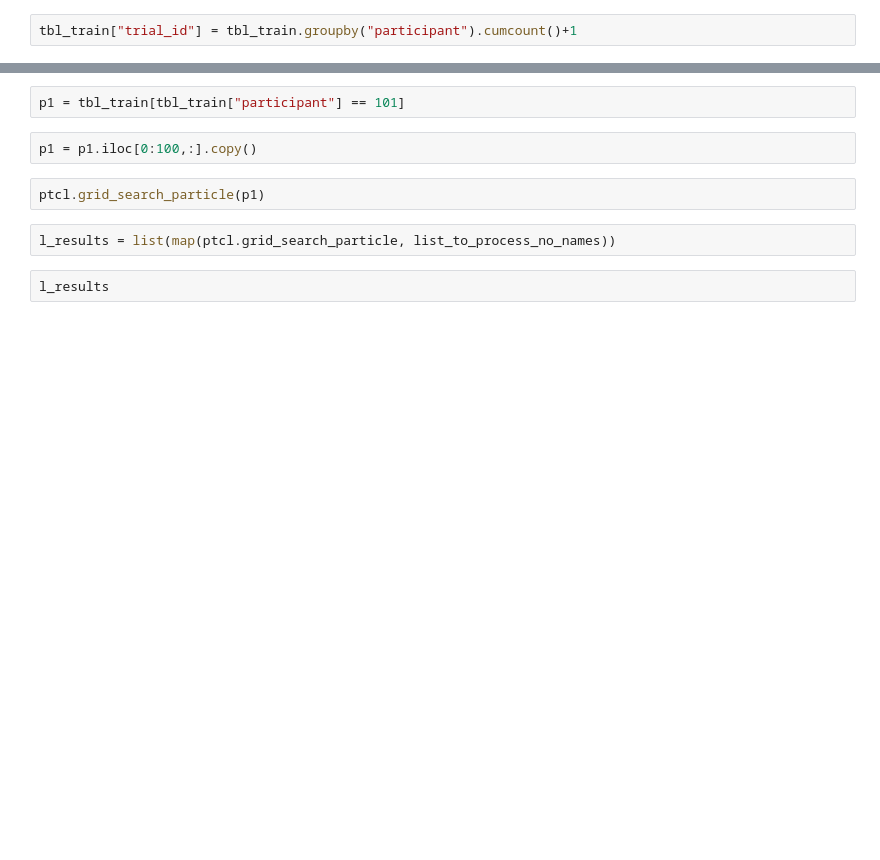
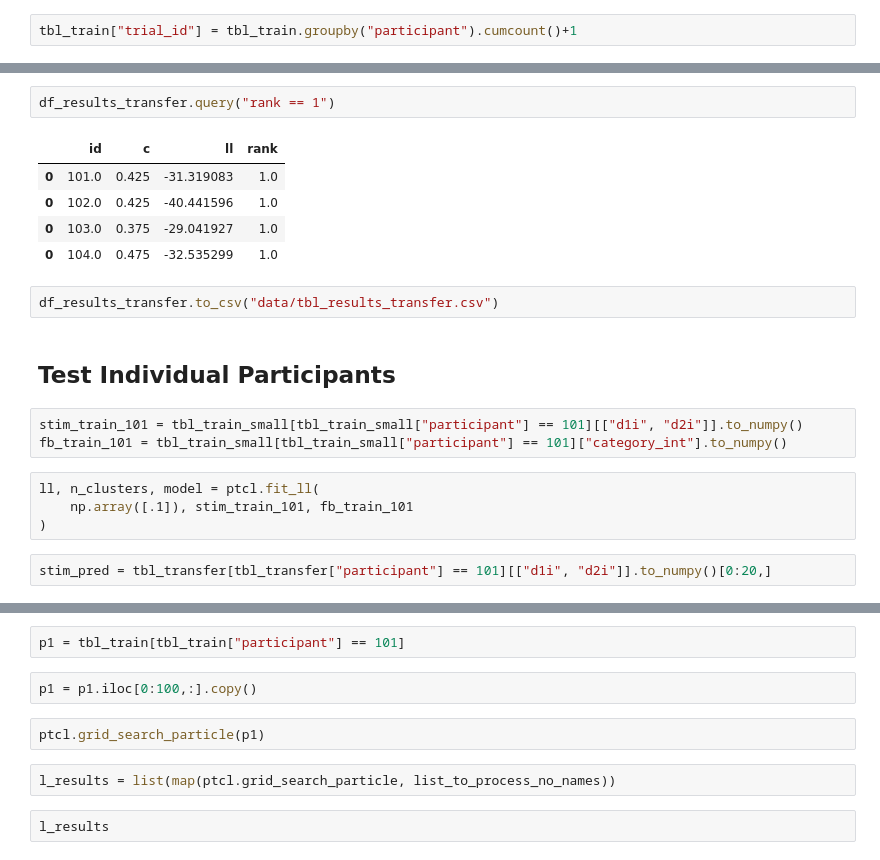
Before and after one commit to MirkoTh/Rational-Models-of-Categorization, a Jupyter notebook: particle-filter-rational-categorization.ipynb, the cells around one changed output, grey strips where cells are left out. Cells and saved outputs as stored; diff of their text form; blank space fills up the shorter version.

```diff
--- a/particle-filter-rational-categorization.ipynb
+++ b/particle-filter-rational-categorization.ipynb
@@ -108,0 +126,21 @@ l_results = ptcl.multiprocessing_grid_search_particle(tbl_train_small)
+# %%
+df_results_transfer.query("rank == 1")
+# %% [output]
+|  | id | c | ll | rank |
+| 0 | 101.0 | 0.425 | -31.319083 | 1.0 |
+| 0 | 102.0 | 0.425 | -40.441596 | 1.0 |
+| 0 | 103.0 | 0.375 | -29.041927 | 1.0 |
+| 0 | 104.0 | 0.475 | -32.535299 | 1.0 |
+# %%
+df_results_transfer.to_csv("data/tbl_results_transfer.csv")
+# %% [markdown]
+## Test Individual Participants
+# %%
+stim_train_101 = tbl_train_small[tbl_train_small["participant"] == 101][["d1i", "d2i"]].to_numpy()
+fb_train_101 = tbl_train_small[tbl_train_small["participant"] == 101]["category_int"].to_numpy()
+# %%
+ll, n_clusters, model = ptcl.fit_ll(
+    np.array([.1]), stim_train_101, fb_train_101
+)
+# %%
+stim_pred = tbl_transfer[tbl_transfer["participant"] == 101][["d1i", "d2i"]].to_numpy()[0:20,]
```
Also changed, not shown: parts of 50 cells of this notebook.
